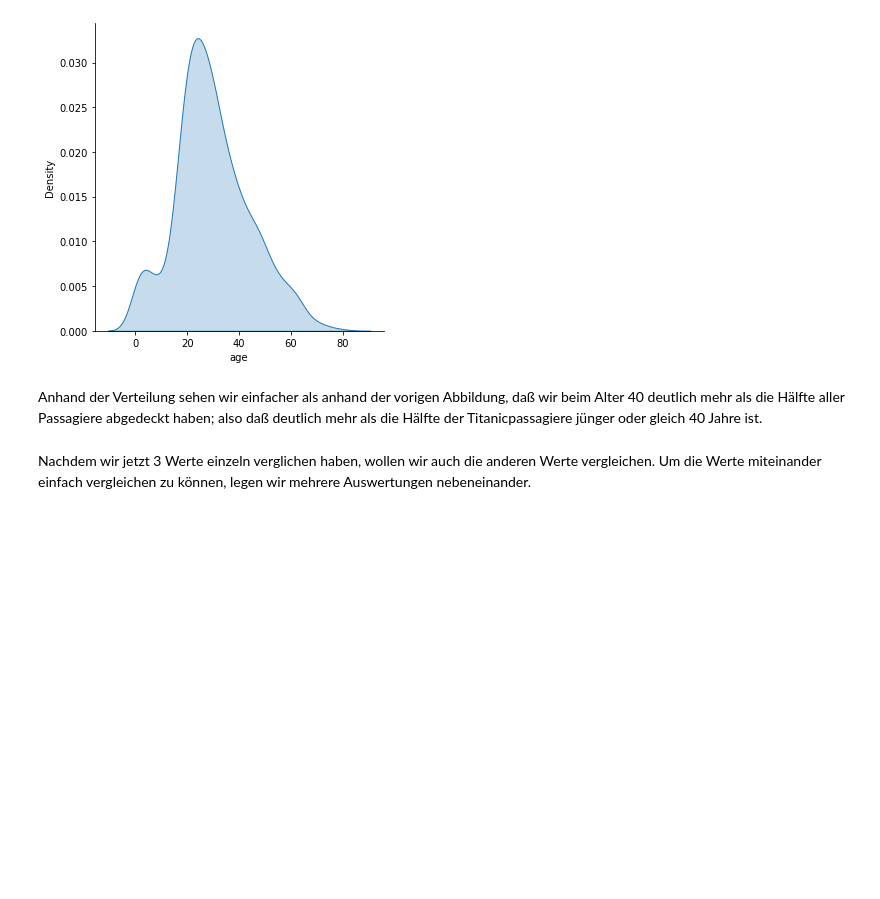
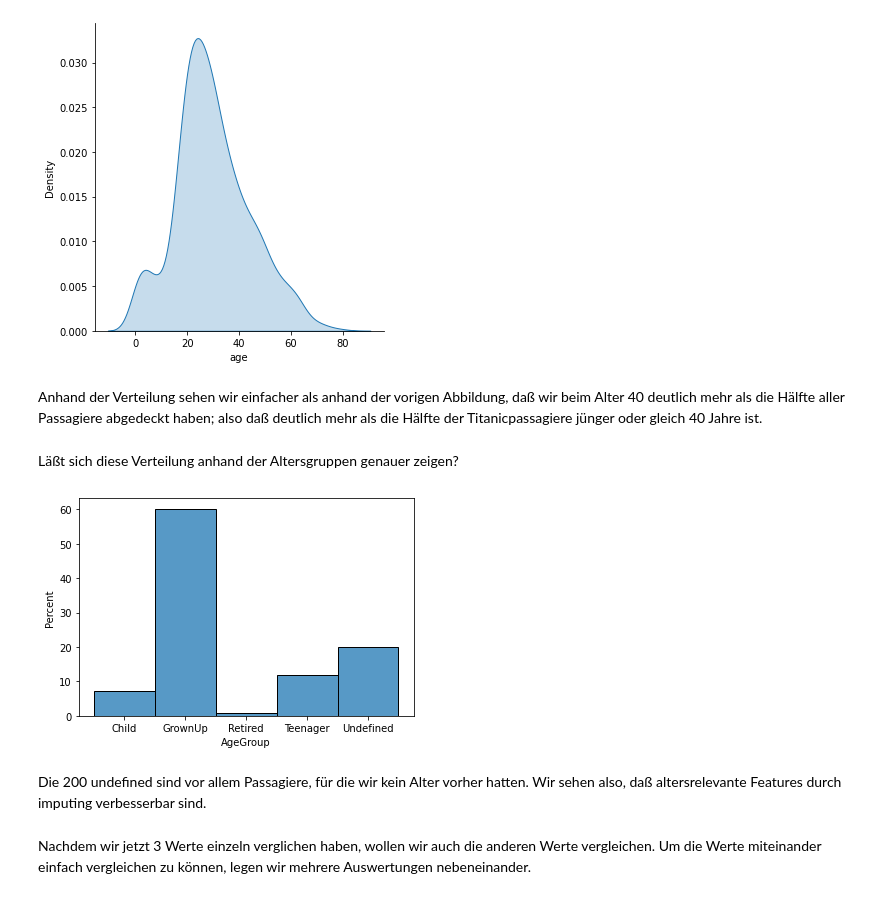
Before and after one commit to JensKohl/Lecture-Technical_Applications_Data_Management-Slides_and_Notebooks, a Jupyter notebook: Notebooks/VL 1-4 Data Analysis Workflow on Case Study Titanic_2022.ipynb, the cells around one changed output. Cells and saved outputs as stored; diff of their text form; code cells hidden in the pictures; blank space fills up the shorter version.

```diff
--- a/Notebooks/VL 1-4 Data Analysis Workflow on Case Study Titanic_2022.ipynb
+++ b/Notebooks/VL 1-4 Data Analysis Workflow on Case Study Titanic_2022.ipynb
@@ -570,6 +572,14 @@ ax = sns.displot(titanic_age_distribution, kind="kde", fill=True)
 [figure]
 # %% [markdown]
 Anhand der Verteilung sehen wir einfacher als anhand der vorigen Abbildung, daß wir beim Alter 40 deutlich mehr als die Hälfte aller Passagiere abgedeckt haben; also daß deutlich mehr als die Hälfte der Titanicpassagiere jünger oder gleich 40 Jahre ist.
+# %% [markdown]
+Läßt sich diese Verteilung anhand der Altersgruppen genauer zeigen?
+# %%
+ax = sns.histplot(x="AgeGroup", data=titanic_plot_df, stat="percent")
+# %% [output]
+[figure, added]
+# %% [markdown]
+Die 200 undefined sind vor allem Passagiere, für die wir kein Alter vorher hatten. Wir sehen also, daß altersrelevante Features durch imputing verbesserbar sind.
 # %% [markdown]
 Nachdem wir jetzt 3 Werte einzeln verglichen haben, wollen wir auch die anderen Werte vergleichen. Um die Werte miteinander einfach vergleichen zu können, legen wir mehrere Auswertungen nebeneinander.
 # %%
```
Also changed, not shown: parts of 29 cells of this notebook.
